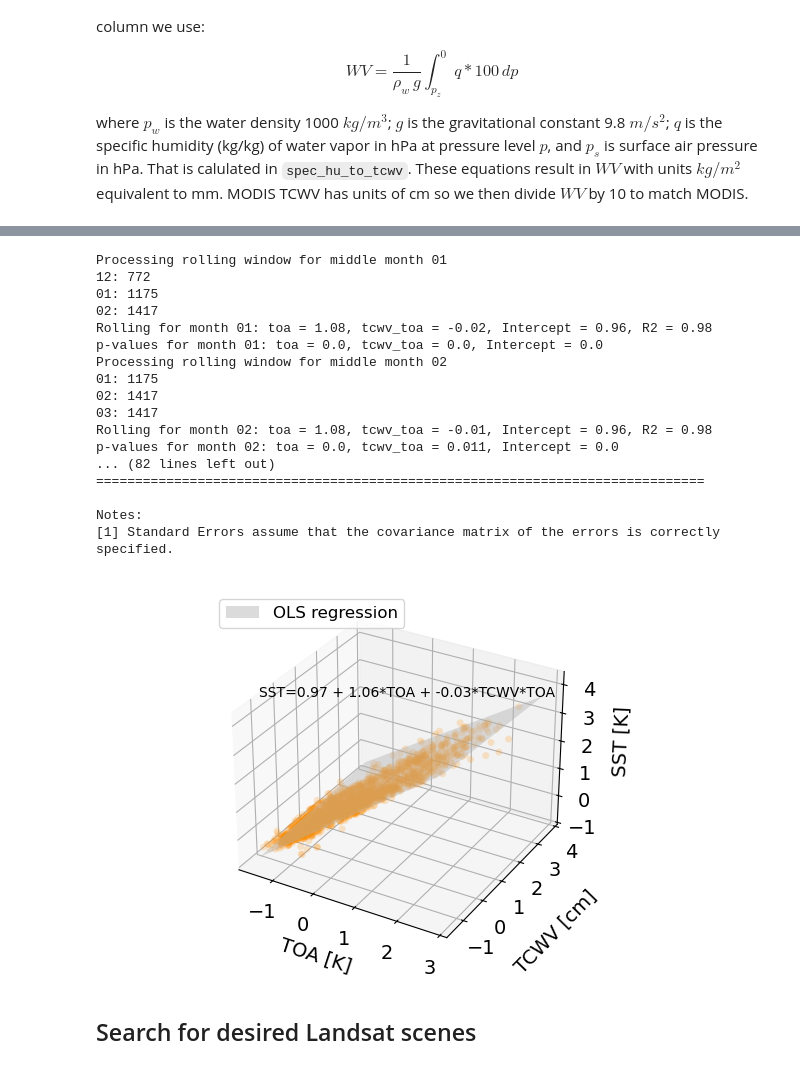
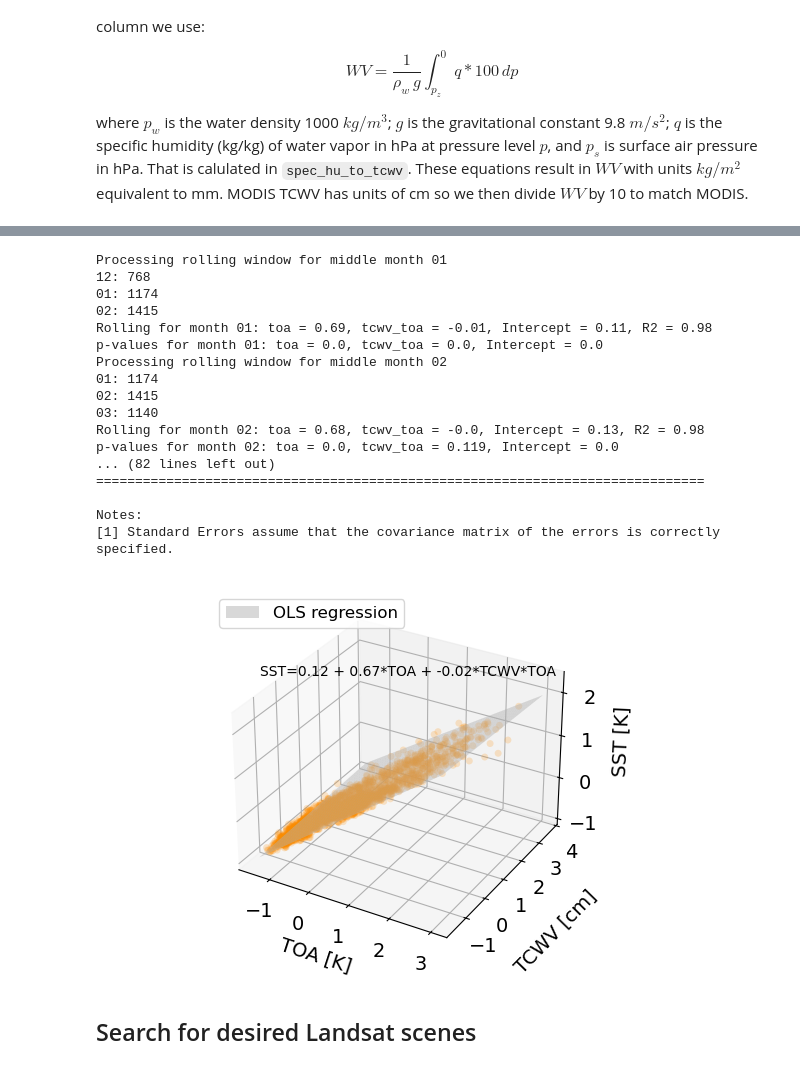
Before and after one commit to tsnow03/Landsat_SST_algorithm, a Jupyter notebook: SSTpipeline.ipynb, the cells around one changed output, grey strips where cells are left out. Saved outputs shown, nothing was run; the diff lists cells and outputs as text; code cells hidden in the pictures.

Commit message:
new calib coeff and stats

```diff
--- a/SSTpipeline.ipynb
+++ b/SSTpipeline.ipynb
@@ -222,30 +224,31 @@ where $p_w$ is the water density 1000 $kg/m^3$; $g$ is the gravitational constan
 # # Create scalar for normalizing T, TOA, and WV data
 months = ['01','02','03','04','05','06','07','08','09','10','11','12']
 
-modtran_lut,n = stu.concat_modtran_months(months,atmpath)
+modtran_lut,n = sut.concat_modtran_months(months,atmpath)
 
 simTOA = modtran_lut[['TOA T[K]']]
 simWV = modtran_lut[['TCWV [cm]']]
-# simT = modtran_lut[['Surface T[K]']] # Decided this was skewed because of Andy's forcings so use TOA scaler instead
-simT = simTOA.rename(columns={'TOA T[K]': 'Surface T[K]'})
+simT = modtran_lut[['Surface T[K]']]
+# simT = simTOA.rename(columns={'TOA T[K]': 'Surface T[K]'})
 
 print(f'ERA5 count: {n}')
-print(f'Simulated TOA min: {np.around(simTOA.min().values[0],2)}, and max: {np.around(simTOA.max().values[0],2)}')
-print(f'Simulated WV min: {np.around(simWV.min().values[0],4)}, and max: {np.around(simWV.max().values[0],5)}')
-print(f'Simulated SST min: {np.around(simT.min().values[0],2)}, and max: {np.around(simT.max().values[0],2)}')
+print(f'Simulated TOA min: {np.around(simTOA.min().values[0],2)}, max: {np.around(simTOA.max().values[0],2)}, and mean: {np.around(simTOA.mean().values[0],2)}+/- {np.around(simTOA.std().values[0],2)}')
+print(f'WV min: {np.around(simWV.min().values[0],4)}, max: {np.around(simWV.max().values[0],5)}, and mean: {np.around(simWV.mean().values[0],2)}+/- {np.around(simWV.std().values[0],2)}')
+print(f'SST min: {np.around(simT.min().values[0],2)}, max: {np.around(simT.max().values[0],2)}, and mean: {np.around(simT.mean().values[0],2)}+/- {np.around(simT.std().values[0],2)}')
 
 simTOA_transformer = StandardScaler().fit(simTOA)
 simWV_transformer = StandardScaler().fit(simWV)
-# simT_transformer = RobustScaler().fit(simT)
-simT_transformer = StandardScaler().fit(simT) # This is using TOA at the moment until get updated TOA
-
+simT_transformer = RobustScaler().fit(simT)
 
 plt.figure(figsize=(6, 3))
 plt.hist(modtran_lut['Surface T[K]'], bins=50);
+plt.title('SST')
 
 plt.figure(figsize=(6, 3))
 plt.hist(modtran_lut['TOA T[K]'], bins=50);
+plt.title('TOA')
 
 plt.figure(figsize=(6, 3))
 plt.hist(modtran_lut['TCWV [cm]'], bins=50);
+plt.title('TCWV')
 # %% [output]
@@ -271,19 +275,19 @@ Simulated SST min: 270.17, and max: 275.18
 # %%
 # Derive coefficients for SST retrievals
-atmcor,retrieval_results,modtran_lut_norm = stu.derive_coeffs(atmpath,simTOA_transformer,simWV_transformer,simT_transformer)
+atmcor,retrieval_results,modtran_lut_norm = sut.derive_coeffs(atmpath,simTOA_transformer,simWV_transformer,simT_transformer)
 # %% [output]
 Processing rolling window for middle month 01
-12: 772
-01: 1175
-02: 1417
-Rolling for month 01: toa = 1.08, tcwv_toa = -0.02, Intercept = 0.96, R2 = 0.98
+12: 768
+01: 1174
+02: 1415
+Rolling for month 01: toa = 0.69, tcwv_toa = -0.01, Intercept = 0.11, R2 = 0.98
 p-values for month 01: toa = 0.0, tcwv_toa = 0.0, Intercept = 0.0
 Processing rolling window for middle month 02
-01: 1175
-02: 1417
-03: 1417
-Rolling for month 02: toa = 1.08, tcwv_toa = -0.01, Intercept = 0.96, R2 = 0.98
-p-values for month 02: toa = 0.0, tcwv_toa = 0.011, Intercept = 0.0
+01: 1174
+02: 1415
+03: 1140
+Rolling for month 02: toa = 0.68, tcwv_toa = -0.0, Intercept = 0.13, R2 = 0.98
+p-values for month 02: toa = 0.0, tcwv_toa = 0.119, Intercept = 0.0
 ... (82 lines left out)
 ==============================================================================
 
@@ -292,37 +296,38 @@ Notes:
 # %%
 # Plot multiple linear regression in 3D for December as an example
 data = modtran_lut_norm
+month = '12'
 
-a1 = atmcor['12']['a1']
-a2 = atmcor['12']['a2']
-a3 = atmcor['12']['a3']
+a1 = atmcor[month]['a1']
+a2 = atmcor[month]['a2']
+a3 = atmcor[month]['a3']
 
 # Generating predictions for a range of TOA and TCWV values
 xi = np.linspace(data['TOA T[K]'].min(), data['TOA T[K]'].max(), 100)
 wi = np.linspace(data['TCWV [cm]'].min(), data['TCWV [cm]'].max(), 100)
 X, W = np.meshgrid(xi, wi)
 Z_pred = retrieval_results.predict(exog=dict(toa=X.ravel(), tcwv_toa=(X*W).ravel())).values.reshape(X.shape)
 
 # Create a figure and a 3D axes
 fig = plt.figure(figsize=(6, 4))
 ax = fig.add_subplot(111, projection='3d')
 
 ax.tick_params(labelsize=14)
 ax.plot_surface(X,W,Z_pred,color='0.8', alpha=0.5,label='OLS regression',zorder=0)
 ax.scatter(data['TOA T[K]'],data['TCWV [cm]'],data['Surface T[K]'],color='darkorange',linewidth=0,s=25,alpha=0.2,label='_no label_',zorder=2)
-ax.text(-2.8,1,3.0,f'SST={a3} + {a1}*TOA + {a2}*TCWV*TOA',fontsize=10)
+ax.text(-2.8,1,2.0,f'SST={a3} + {a1}*TOA + {a2}*TCWV*TOA',fontsize=10)
 # a1.set_ylim([-3,2.5])
 # a1.set_xlim([-3,2.5])
 ax.set_xlabel('TOA [K]',labelpad=6,fontsize=14)
 ax.set_ylabel('TCWV [cm]',labelpad=13,fontsize=14)
 ax.set_zlabel('SST [K]',labelpad=6,fontsize=14)
 ax.legend(markerscale=1,fontsize=12,loc='upper left')
 
 plt.tight_layout()
 # plt.savefig('/Users/tashasnow/Library/CloudStorage/GoogleDrive-tsnow03@gmail.com/My\ Drive/GoogleDrivePhD_postdoc/PhD_Project/Manuscripts/LandsatManuscript/Figures/MODTRANretrieval.jpg', format='jpg', dpi=1000)
 plt.show()
 # %% [output]
-[figure, old version]
+[figure, new version]
 # %% [markdown]
 ## Search for desired Landsat scenes
 # %%
```
Also changed, not shown: parts of 13 cells of this notebook, 10 other files.
